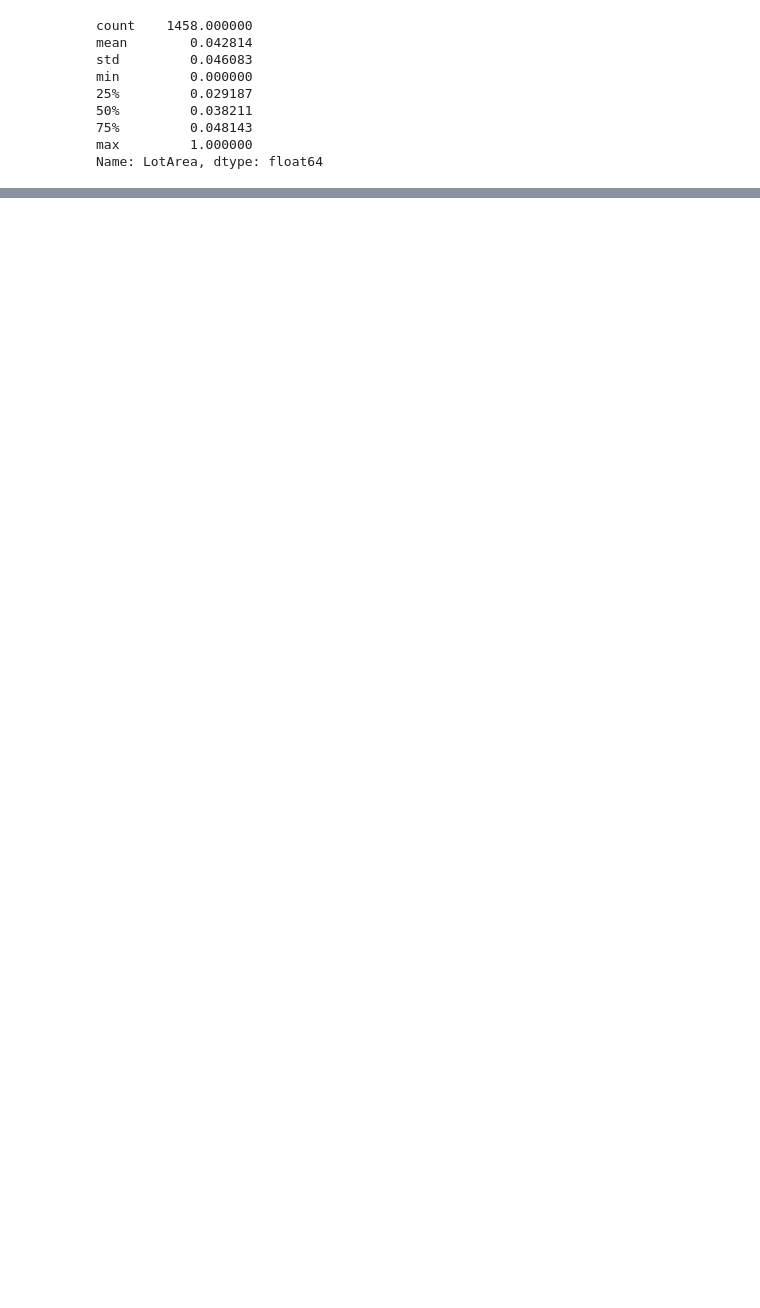
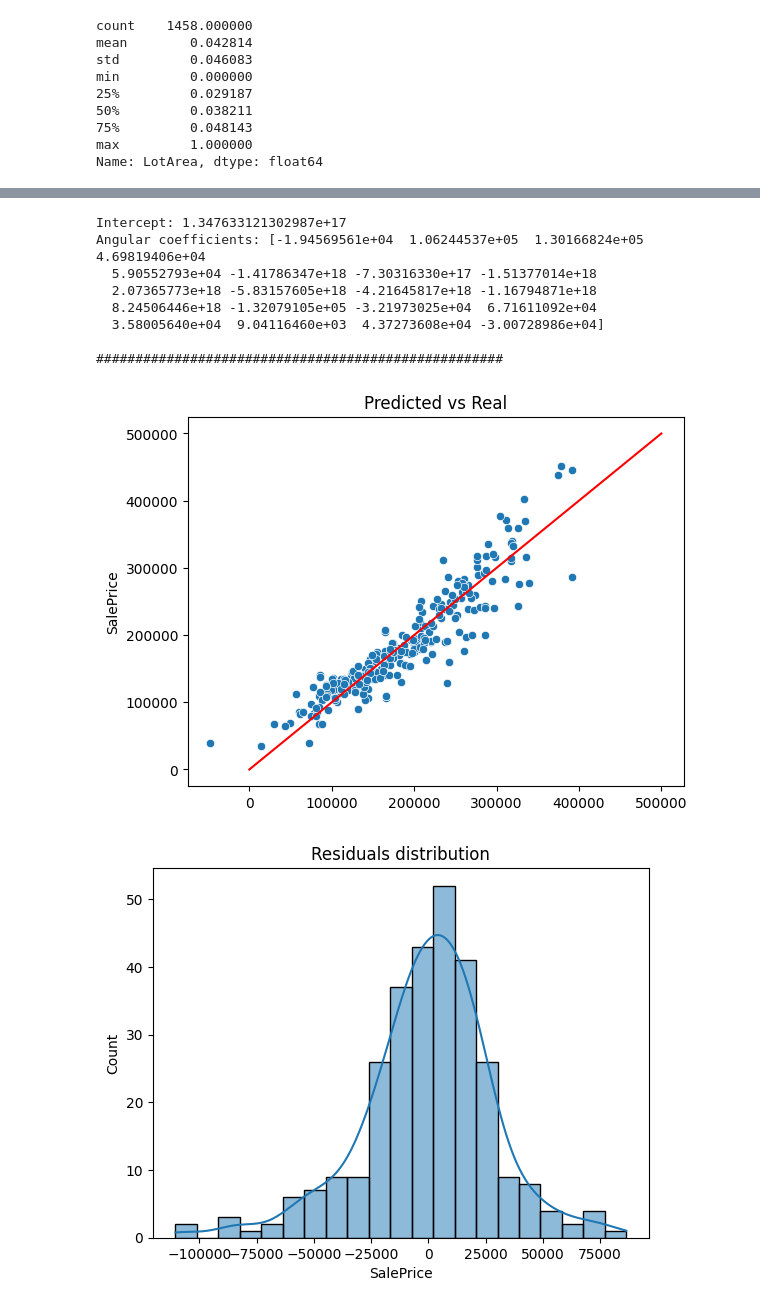
Before and after one commit to themarcosf/machine-learning-AZ, a Jupyter notebook: 01-regression-models/extra/linear-regression.ipynb, the cells around one changed output, grey strips where cells are left out. Drawn from its saved outputs; the diff is of its cells as text; code cells hidden in the pictures; blank space fills up the shorter version.

```diff
--- a/01-regression-models/extra/linear-regression.ipynb
+++ b/01-regression-models/extra/linear-regression.ipynb
@@ -1758,0 +1174,54 @@ RMSE: 28167.455394491797
+# %%
+df = df.select_dtypes(include=[np.number])
+df = df.dropna(axis="columns", how="any")
+
+X = df.drop(columns=["Id","SalePrice","Log_Price",
+                     'ScreenPorch', 'WoodDeckSF', 'YearRemodAdd', 'BsmtHalfBath',
+                     '3SsnPorch', 'GarageCars', 'MoSold', 'HalfBath', 'FullBath',
+                     'BsmtFullBath', 'Fireplaces', 'YrSold', 'EnclosedPorch'])
+y = df['SalePrice']
+
+estimator = LinearRegression()
+
+X_train, X_test, y_train, y_test = train_test_split(X, y, test_size=0.2, random_state=42)
+
+mms = MinMaxScaler()
+X_train = mms.fit_transform(X_train)
+X_test = mms.transform(X_test)
+
+model = estimator.fit(X_train, y_train)
+
+print("Intercept:", model.intercept_)
+print("Angular coefficients:", model.coef_)
+
+print("\n####################################################\n")
+
+preds = model.predict(X_test)
+
+plt.title("Predicted vs Real")
+sns.scatterplot(x=preds, y=y_test)
+plt.plot(np.linspace(0, 500000, 1000), np.linspace(0, 500000, 1000), color="red")
+plt.show()
+
+plt.title("Residuals distribution")
+sns.histplot(y_test - preds, kde=True)
+plt.show()
+
+print("\n####################################################\n")
+
+print("\nEvaluation metrics (test data):\n")
+print('R^2:', metrics.r2_score(y_test, preds))
+print('MAE:', metrics.mean_absolute_error(y_test, preds))
+print('MSE:', metrics.mean_squared_error(y_test, preds))
+print('RMSE:', np.sqrt(metrics.mean_squared_error(y_test, preds)))
+# %% [output]
+Intercept: 1.347633121302987e+17
+Angular coefficients: [-1.94569561e+04  1.06244537e+05  1.30166824e+05  4.69819406e+04
+  5.90552793e+04 -1.41786347e+18 -7.30316330e+17 -1.51377014e+18
+  2.07365773e+18 -5.83157605e+18 -4.21645817e+18 -1.16794871e+18
+  8.24506446e+18 -1.32079105e+05 -3.21973025e+04  6.71611092e+04
+  3.58005640e+04  9.04116460e+03  4.37273608e+04 -3.00728986e+04]
+
+####################################################
+[figure, added]
+[figure, added]
```
Also changed, not shown: parts of 147 cells of this notebook, 3 other files.
